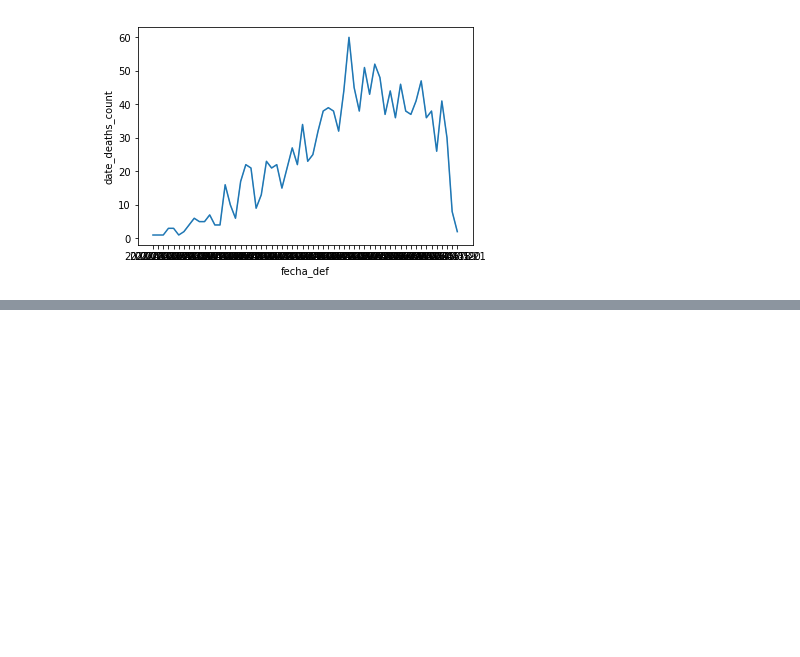
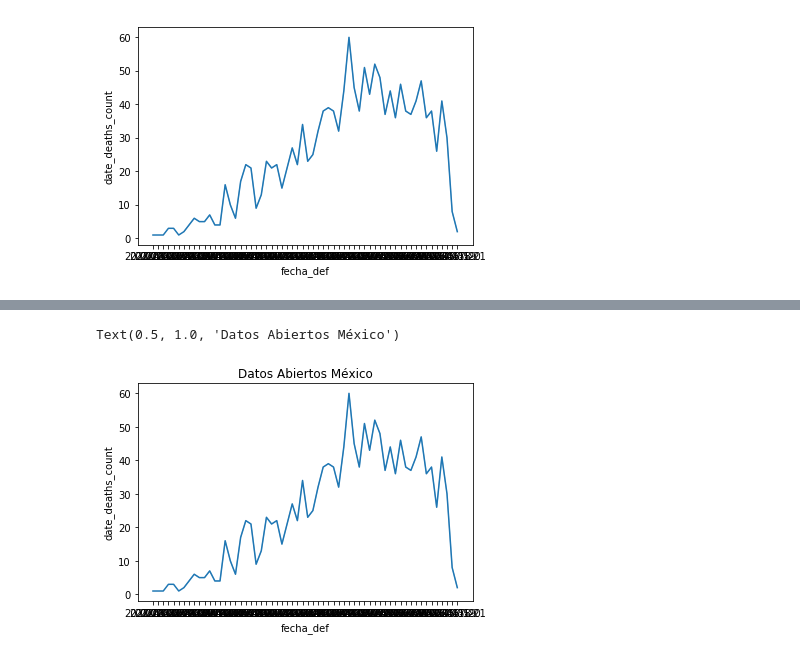
Before and after one commit to cruzdany/Covid-19-death-comparison, a Jupyter notebook: Covid_19_death_comparison.ipynb, the cells around one changed output, grey strips where cells are left out. Cells and saved outputs as stored; diff of their text form; code cells hidden in the pictures; blank space fills up the shorter version.

```diff
--- a/Covid_19_death_comparison.ipynb
+++ b/Covid_19_death_comparison.ipynb
@@ -203,0 +263,6 @@ ax = sns.lineplot(x="fecha_def", y="date_deaths_count", data=cdmx)
+# %%
+ax = sns.lineplot(x="fecha_def", y="date_deaths_count", data=cdmx)
+plt.title('Datos Abiertos México')
+# %% [output]
+Text(0.5, 1.0, 'Datos Abiertos México')
+[figure, added]
```
Also changed, not shown: parts of 6 cells of this notebook.
